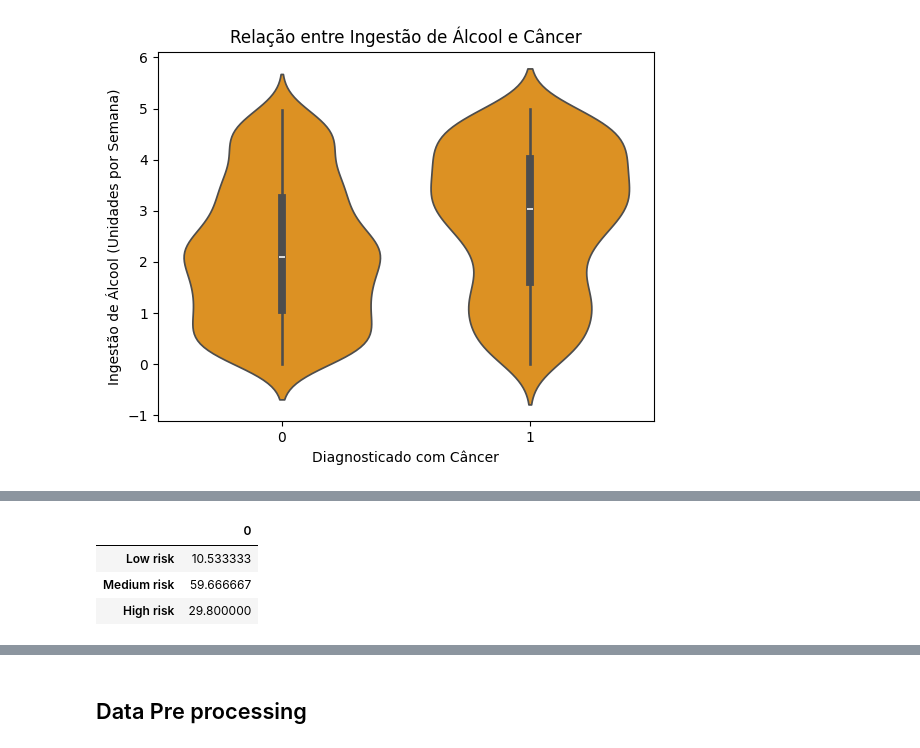
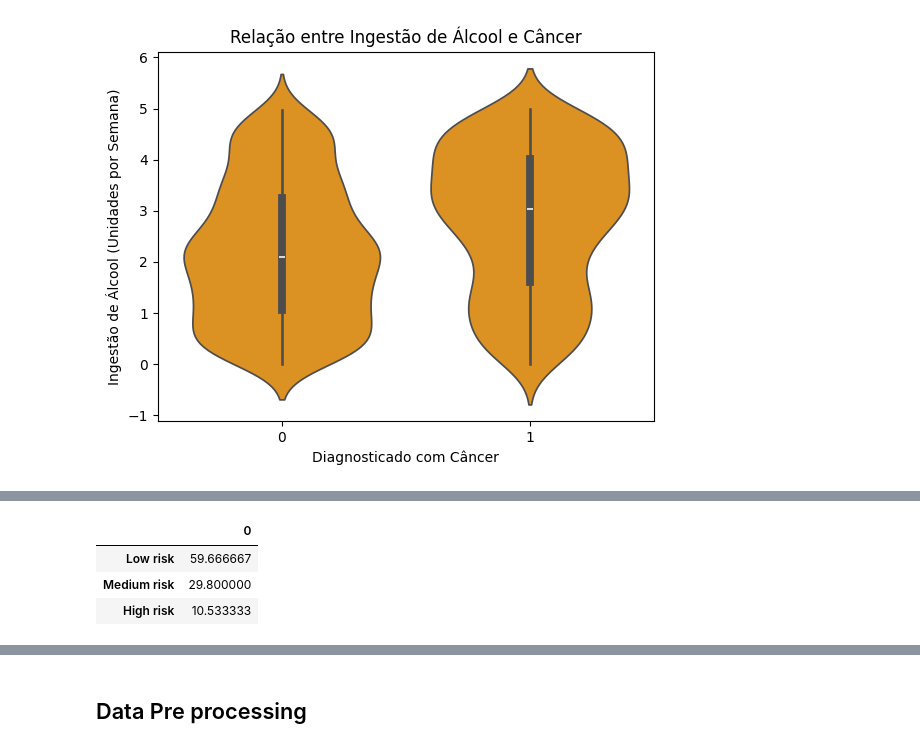
Before and after one commit to belcogo/data-analysis-for-machine-learning, a Jupyter notebook: demo.ipynb, the cells around one changed output, grey strips where cells are left out. Saved outputs shown, nothing was run; the diff lists cells and outputs as text; code cells hidden in the pictures.

```diff
--- a/demo.ipynb
+++ b/demo.ipynb
@@ -174,16 +174,16 @@ graph.show()
 # %%
 genetic_risk_distribution = np.unique(patients_data['GeneticRisk'], return_counts=True)
 
-low_risk_perc = genetic_risk_distribution[1][0] / len(patients_data) * 100
-medium_risk_perc = genetic_risk_distribution[1][1] / len(patients_data) * 100
-high_risk_perc = genetic_risk_distribution[1][2] / len(patients_data) * 100
+low_risk_perc = genetic_risk_distribution[1][1] / len(patients_data) * 100
+medium_risk_perc = genetic_risk_distribution[1][2] / len(patients_data) * 100
+high_risk_perc = genetic_risk_distribution[1][0] / len(patients_data) * 100
 
 pd.DataFrame([low_risk_perc, medium_risk_perc, high_risk_perc], ['Low risk', 'Medium risk', 'High risk'])
 # %% [output]
 |  | 0 |
-| Low risk | 10.533333 |
-| Medium risk | 59.666667 |
-| High risk | 29.800000 |
+| Low risk | 59.666667 |
+| Medium risk | 29.800000 |
+| High risk | 10.533333 |
 # %%
 # remove colunas desnecessárias para esse gráfico
 patients_data_for_tree_map = encoded_patients_data.drop(columns=['BMI', 'Age', 'AlcoholIntake', 'PhysicalActivity'], axis=1)
```
Also changed, not shown: parts of 5 cells of this notebook.
